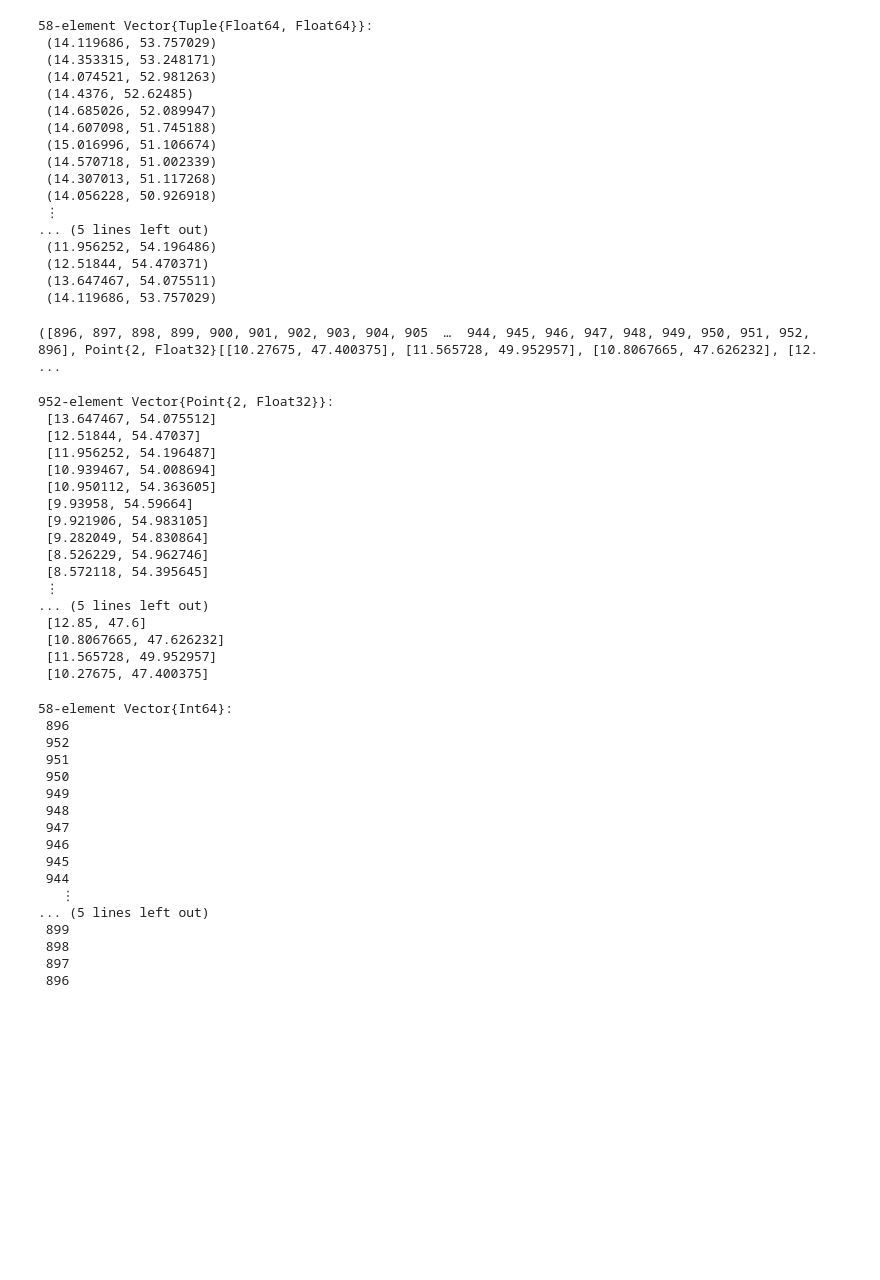
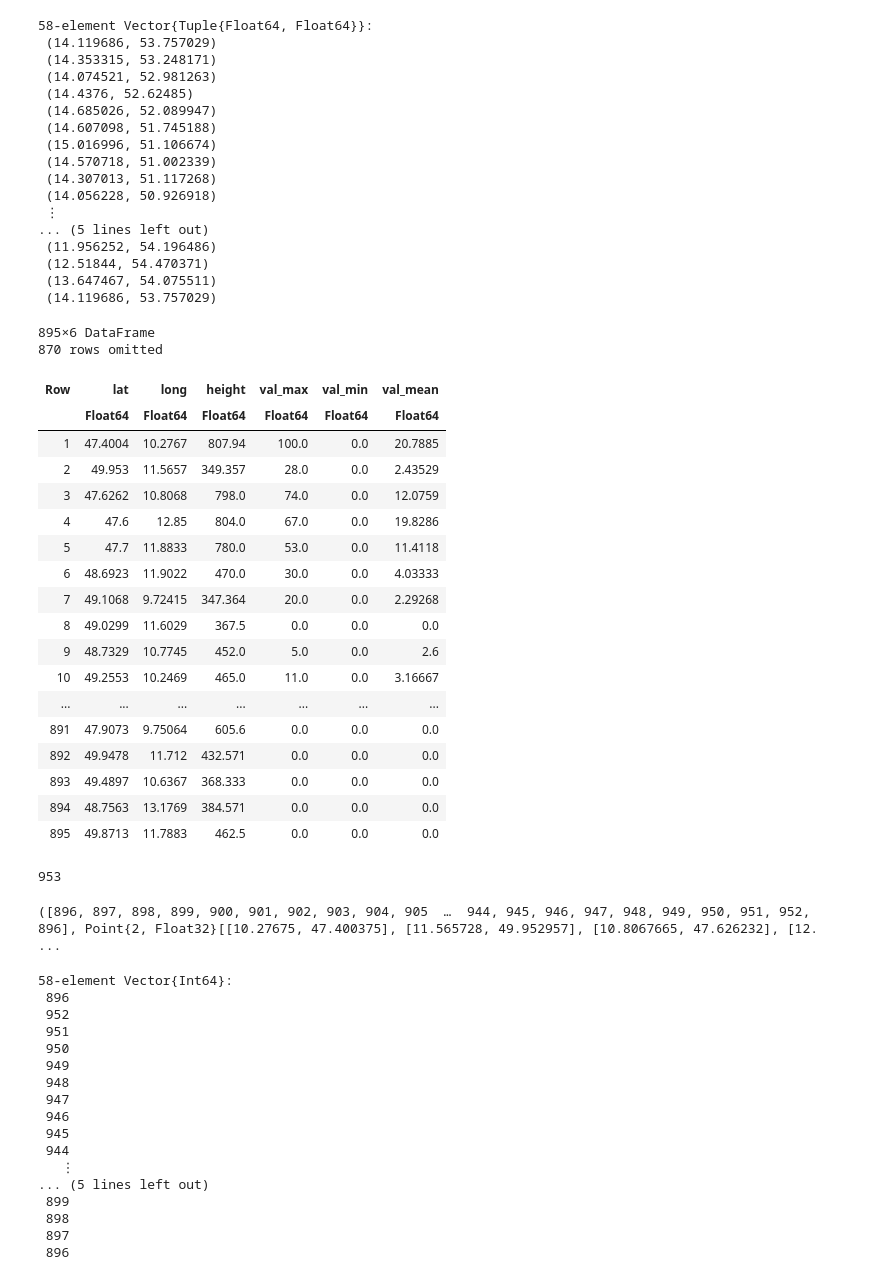
Before and after one commit to TabeaW/30daymapchallenge_2023, a Jupyter notebook: day24_black_and_white_snow/black_white.ipynb, the cells around one changed output. Drawn from its saved outputs; the diff is of its cells as text; code cells hidden in the pictures; blank space fills up the shorter version.

```diff
--- a/day24_black_and_white_snow/black_white.ipynb
+++ b/day24_black_and_white_snow/black_white.ipynb
@@ -184,35 +136,49 @@ coord_tri=map(x->tuple(x[1],x[2]),vcat(vcat(vcat(coords...)...)...))
 first_pts=tuple.(christmas_max.long,christmas_max.lat)
 
 res_pts=Point2f[]
-for x in first_pts
-if ArchGDAL.within(ArchGDAL.createpoint(x),DEU_arch.""[1])
-    push!(res_pts,Point2f(x))
+christmas_max_new=DataFrame()
+counter=0
+counter_2=0
+for (ind,x) in enumerate(first_pts)
+    if ArchGDAL.within(ArchGDAL.createpoint(x),DEU_arch.""[1])
+        push!(res_pts,Point2f(x))
+        push!(christmas_max_new,christmas_max[ind,:])
+        counter+=1
+    else
+counter_2+=1
+    end
 end
-end
+# %%
+christmas_max_new
+# %% [output]
+895×6 DataFrame
+870 rows omitted
+| Row | lat | long | height | val_max | val_min | val_mean |
+|  | Float64 | Float64 | Float64 | Float64 | Float64 | Float64 |
+| 1 | 47.4004 | 10.2767 | 807.94 | 100.0 | 0.0 | 20.7885 |
+| 2 | 49.953 | 11.5657 | 349.357 | 28.0 | 0.0 | 2.43529 |
+| 3 | 47.6262 | 10.8068 | 798.0 | 74.0 | 0.0 | 12.0759 |
+| 4 | 47.6 | 12.85 | 804.0 | 67.0 | 0.0 | 19.8286 |
+| 5 | 47.7 | 11.8833 | 780.0 | 53.0 | 0.0 | 11.4118 |
+| 6 | 48.6923 | 11.9022 | 470.0 | 30.0 | 0.0 | 4.03333 |
+| 7 | 49.1068 | 9.72415 | 347.364 | 20.0 | 0.0 | 2.29268 |
+| 8 | 49.0299 | 11.6029 | 367.5 | 0.0 | 0.0 | 0.0 |
+| 9 | 48.7329 | 10.7745 | 452.0 | 5.0 | 0.0 | 2.6 |
+| 10 | 49.2553 | 10.2469 | 465.0 | 11.0 | 0.0 | 3.16667 |
+| ... | ... | ... | ... | ... | ... | ... |
+| 891 | 47.9073 | 9.75064 | 605.6 | 0.0 | 0.0 | 0.0 |
+| 892 | 49.9478 | 11.712 | 432.571 | 0.0 | 0.0 | 0.0 |
+| 893 | 49.4897 | 10.6367 | 368.333 | 0.0 | 0.0 | 0.0 |
+| 894 | 48.7563 | 13.1769 | 384.571 | 0.0 | 0.0 | 0.0 |
+| 895 | 49.8713 | 11.7883 | 462.5 | 0.0 | 0.0 | 0.0 |
+# %%
+counter+58
+# %% [output]
+953
 # %%
 boundary_nodes, pts = convert_boundary_points_to_indices(coord_tri; existing_points=res_pts)
 # %% [output]
 ([896, 897, 898, 899, 900, 901, 902, 903, 904, 905  …  944, 945, 946, 947, 948, 949, 950, 951, 952, 896], Point{2, Float32}[[10.27675, 47.400375], [11.565728, 49.952957], [10.8067665, 47.626232], [12. ...
-# %%
-pts=reverse(pts)
-# %% [output]
-952-element Vector{Point{2, Float32}}:
- [13.647467, 54.075512]
- [12.51844, 54.47037]
- [11.956252, 54.196487]
- [10.939467, 54.008694]
- [10.950112, 54.363605]
- [9.93958, 54.59664]
- [9.921906, 54.983105]
- [9.282049, 54.830864]
- [8.526229, 54.962746]
- [8.572118, 54.395645]
- ⋮
-... (5 lines left out)
- [12.85, 47.6]
- [10.8067665, 47.626232]
- [11.565728, 49.952957]
- [10.27675, 47.400375]
 # %%
 boundary_nodes=reverse(boundary_nodes)
 # %% [output]
```
Also changed, not shown: parts of 15 cells of this notebook, 2 other files.
